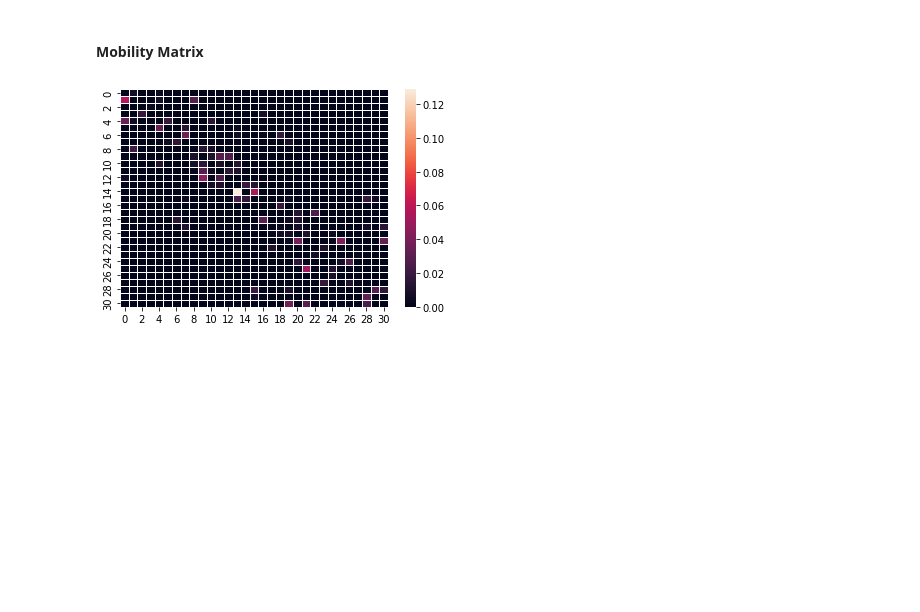
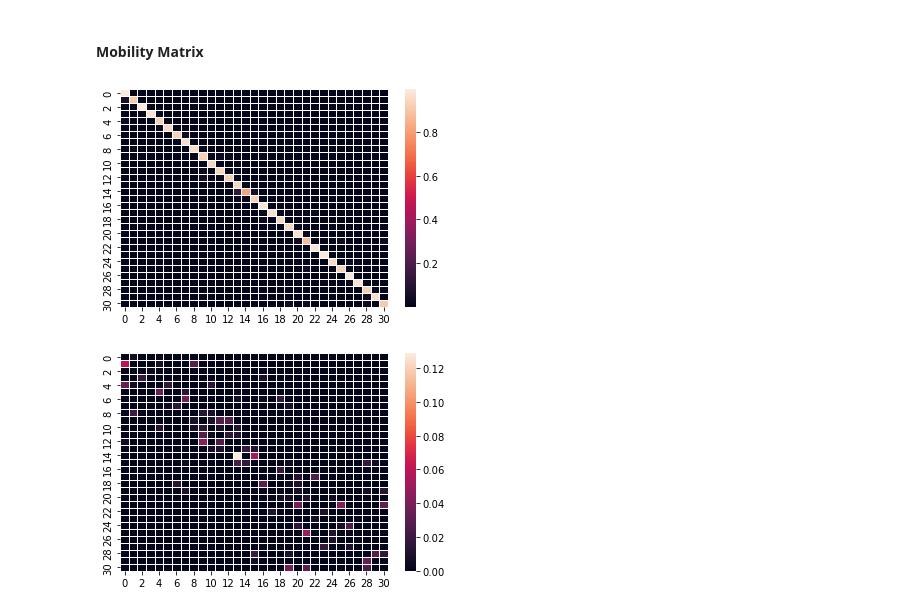
Before and after one commit to returaj/covasim, a Jupyter notebook: models/vanilla/bing_tile.ipynb, the cells around one changed output. Drawn from its saved outputs; the diff is of its cells as text; code cells hidden in the pictures; blank space fills up the shorter version.

```diff
--- a/models/vanilla/bing_tile.ipynb
+++ b/models/vanilla/bing_tile.ipynb
@@ -211,3 +239,8 @@ mobility /= mobility.sum(axis=1)[:, np.newaxis]
+# %%
+ax = sns.heatmap(mobility, linewidth=0.5)
+plt.show()
+# %% [output]
+[figure, added]
 # %%
 diag = np.diag(np.diag(mobility))
 without_diag = mobility - diag
```
Also changed, not shown: parts of 13 cells of this notebook, 1 other file.
